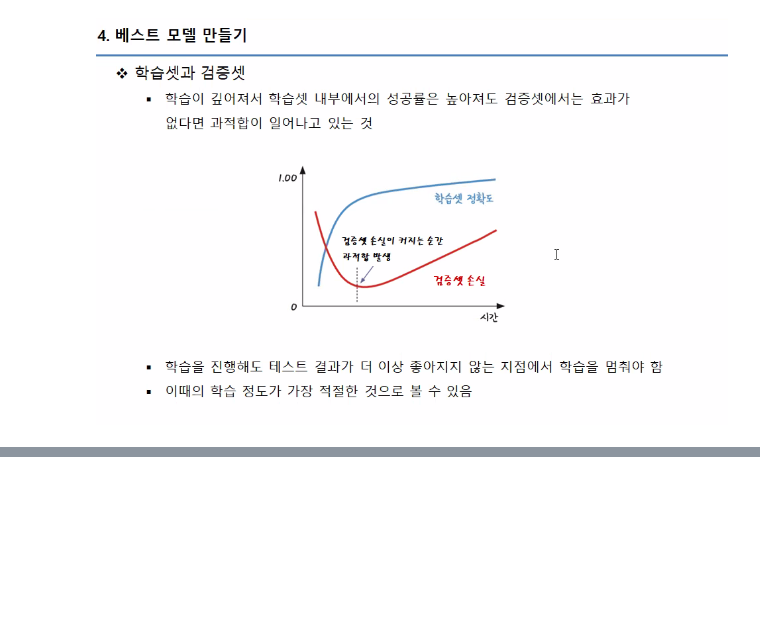
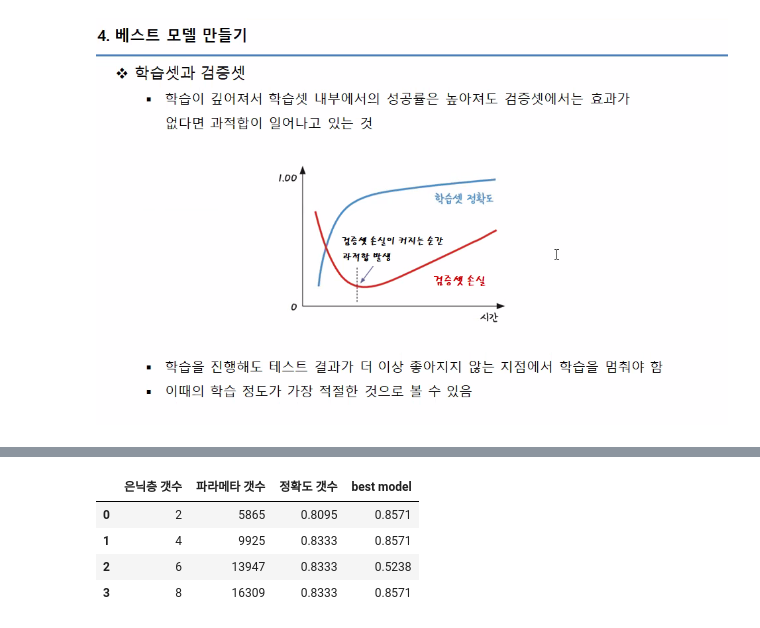
Before and after one commit to njy622/DeepLearning-23.11, a Jupyter notebook: 02.FCN/05.과적합피하기.ipynb, the cells around one changed output, grey strips where cells are left out. Cells and saved outputs as stored; diff of their text form; code cells hidden in the pictures; blank space fills up the shorter version.

```diff
--- a/02.FCN/05.과적합피하기.ipynb
+++ b/02.FCN/05.과적합피하기.ipynb
@@ -259,0 +328,2 @@ val_loss가 최소가 되는 시점이 best-Model
+# %%
+best_score = [0.8571]           # 0.8571은 선생님 데이터 / 나는 0.8095....
@@ -259,0 +352,2 @@ val_loss가 최소가 되는 시점이 best-Model
+# %%
+best_score.append(0.9048)           # 정확도 선생님 데이터 : 0.8571 / 나: 0.8810
@@ -259,0 +378,2 @@ val_loss가 최소가 되는 시점이 best-Model
+# %%
+best_score.append(0.8095)           # 정확도 선생님 데이터 : 0.5238 / 나: 0.7381
@@ -259,0 +406,11 @@ val_loss가 최소가 되는 시점이 best-Model
+# %%
+best_score.append(0.7380)           # 정확도 선생님 데이터 : 0.8571 / 나: 0.8095
+# %%
+rf['best model'] = best_score
+rf
+# %% [output]
+|  | 은닉층 갯수 | 파라메타 갯수 | 정확도 갯수 | best model |
+| 0 | 2 | 5865 | 0.8095 | 0.8571 |
+| 1 | 4 | 9925 | 0.8333 | 0.8571 |
+| 2 | 6 | 13947 | 0.8333 | 0.5238 |
+| 3 | 8 | 16309 | 0.8333 | 0.8571 |
```
Also changed, not shown: parts of 24 cells of this notebook, 4 other files.
